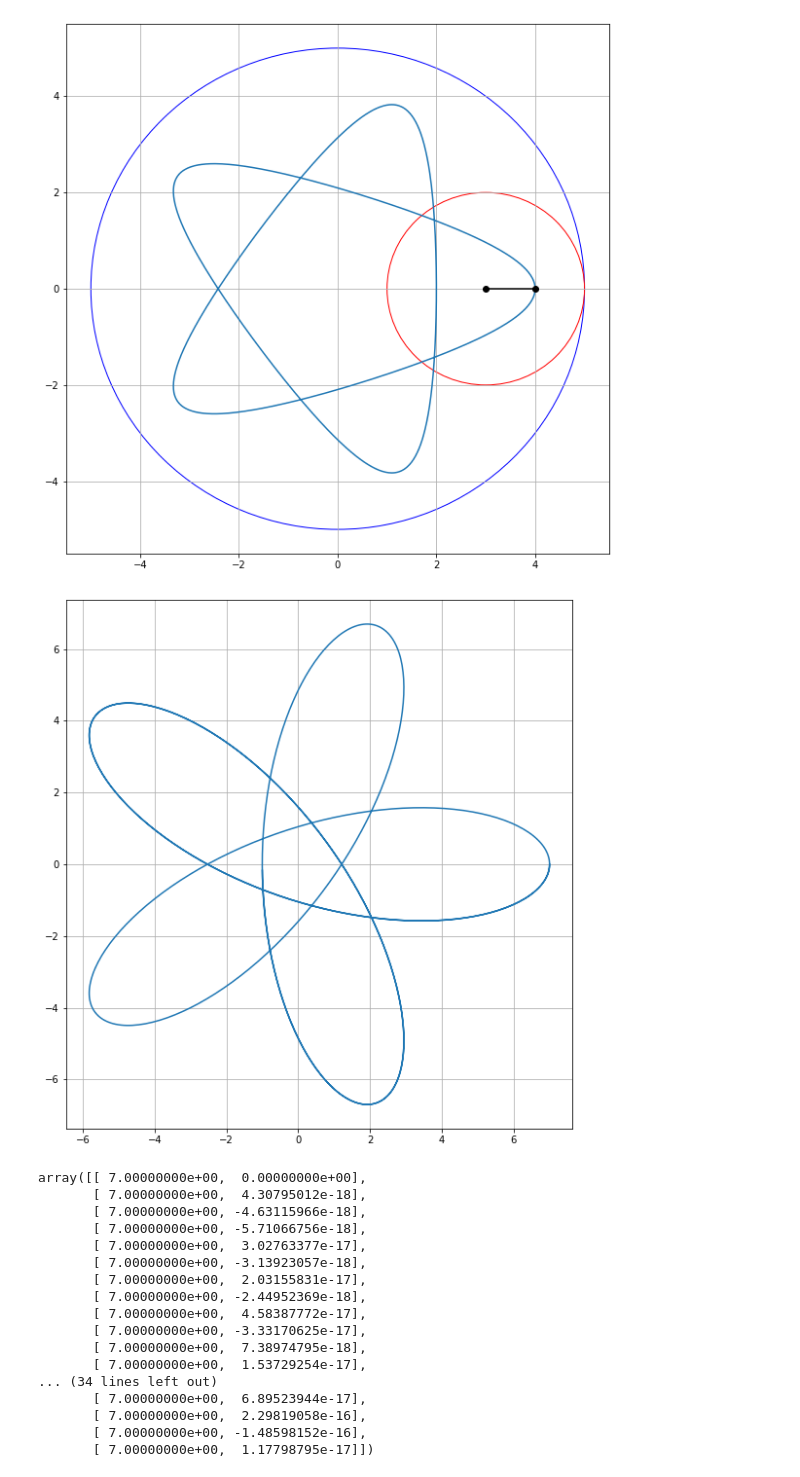
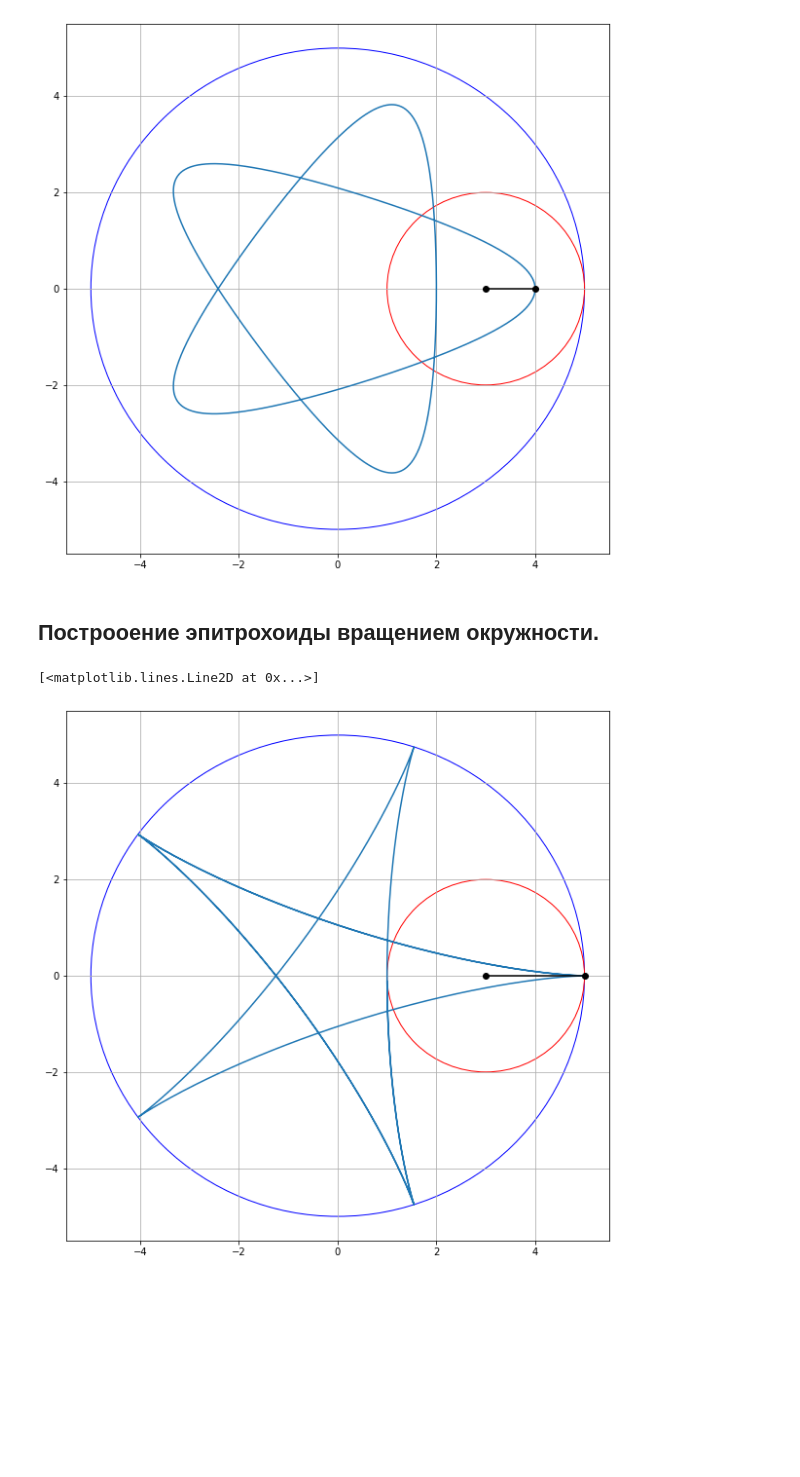
Before and after one commit to mascomen4/computer-geometry, a Jupyter notebook: lab03/main.ipynb, the cells around one changed output. Saved outputs shown, nothing was run; the diff lists cells and outputs as text; code cells hidden in the pictures; blank space fills up the shorter version.

```diff
--- a/lab03/main.ipynb
+++ b/lab03/main.ipynb
@@ -118,9 +117,10 @@ def rotation_hyp(r, R, d, cycles=2):
     # Angle for big circle
     delta = 2 * np.pi / 1000 * cycles
     xy = np.zeros([1000, 2])
-    xy[0] = np.array([R + d, 0])
+    xy[0] = np.array([R - r + d, 0])
     len_ = R * delta
     out_xy = np.zeros([1000, 2])
+    centers = [[R - r, 0]]
 
     # Angle for small circle
     theta = len_ / r
@@ -128,13 +128,19 @@ def rotation_hyp(r, R, d, cycles=2):
     for i in range(1, 1000):
         # print("Rotation matrix is the following:", rot_mat(delta*i))
         # print("The angle in rad is following:", delta*i)
+
+        # Вращаем сначала вокруг большой окружности.
         out_rotated = xy[0] @ rot_mat(delta * i)
         out_xy[i] = out_rotated
         # print(out_rotated)
         hypot = np.hypot(out_rotated[0], out_rotated[1])
+        # Найдём центр малой окружности на данный момент (через sin и cos)
         in_x = (R - r) * out_rotated[0] / hypot
         in_y = (R - r) * out_rotated[1] / hypot
+        centers.append([in_x, in_y])
+
+        # Вращаем вокруг малой окружности, используя уже определённую функцию.
         in_rotated = xy_rotation(out_rotated, [in_x, in_y], rad=(theta * i))
         # print(in_rotated)
         xy[i] = in_rotated
-    return xy, out_xy
+    return xy, out_xy, centers
@@ -159,29 +163,22 @@ ax.plot([3, 4], [0, 0], marker='o', color='black')
 # %% [output]
 [<matplotlib.lines.Line2D at 0x...>]
 [figure]
-# %%
-xy, out = rotation_hyp(2, 5, 2, 3)
-myplot(xy[:, 0], xy[:, 1])
-# myplot(out[:, 0], out[:, 1])
-# %% [output]
-[figure, removed]
-# %%
-xy[:50]
-# %% [output]
-array([[ 7.00000000e+00,  0.00000000e+00],
-       [ 7.00000000e+00,  4.30795012e-18],
-       [ 7.00000000e+00, -4.63115966e-18],
-       [ 7.00000000e+00, -5.71066756e-18],
-       [ 7.00000000e+00,  3.02763377e-17],
-       [ 7.00000000e+00, -3.13923057e-18],
-       [ 7.00000000e+00,  2.03155831e-17],
-       [ 7.00000000e+00, -2.44952369e-18],
-       [ 7.00000000e+00,  4.58387772e-17],
-       [ 7.00000000e+00, -3.33170625e-17],
-       [ 7.00000000e+00,  7.38974795e-18],
-       [ 7.00000000e+00,  1.53729254e-17],
-... (34 lines left out)
-       [ 7.00000000e+00,  6.89523944e-17],
-       [ 7.00000000e+00,  2.29819058e-16],
-       [ 7.00000000e+00, -1.48598152e-16],
-       [ 7.00000000e+00,  1.17798795e-17]])
+# %% [markdown]
+## Построоение эпитрохоиды вращением окружности.
+# %%
+xy, out, centers = rotation_hyp(2, 5, 2, 3)
+
+fig = plt.figure(figsize=(10, 10))
+ax = fig.add_subplot(1, 1, 1)
+ax.grid()
+
+circle_out = mpatches.Circle([0, 0], 5, color="blue", fill=False)
+circle_in = mpatches.Circle([3, 0], 2, color="red", fill=False)
+ax.add_patch(circle_out)
+ax.add_patch(circle_in)
+
+ax.plot(xy[:, 0], xy[:, 1])
+ax.plot([3, xy[0][0]], [0, xy[0][1]], marker='o', color='black')
+# %% [output]
+[<matplotlib.lines.Line2D at 0x...>]
+[figure, added]
```
Also changed, not shown: parts of 9 cells of this notebook, 3 other files.
